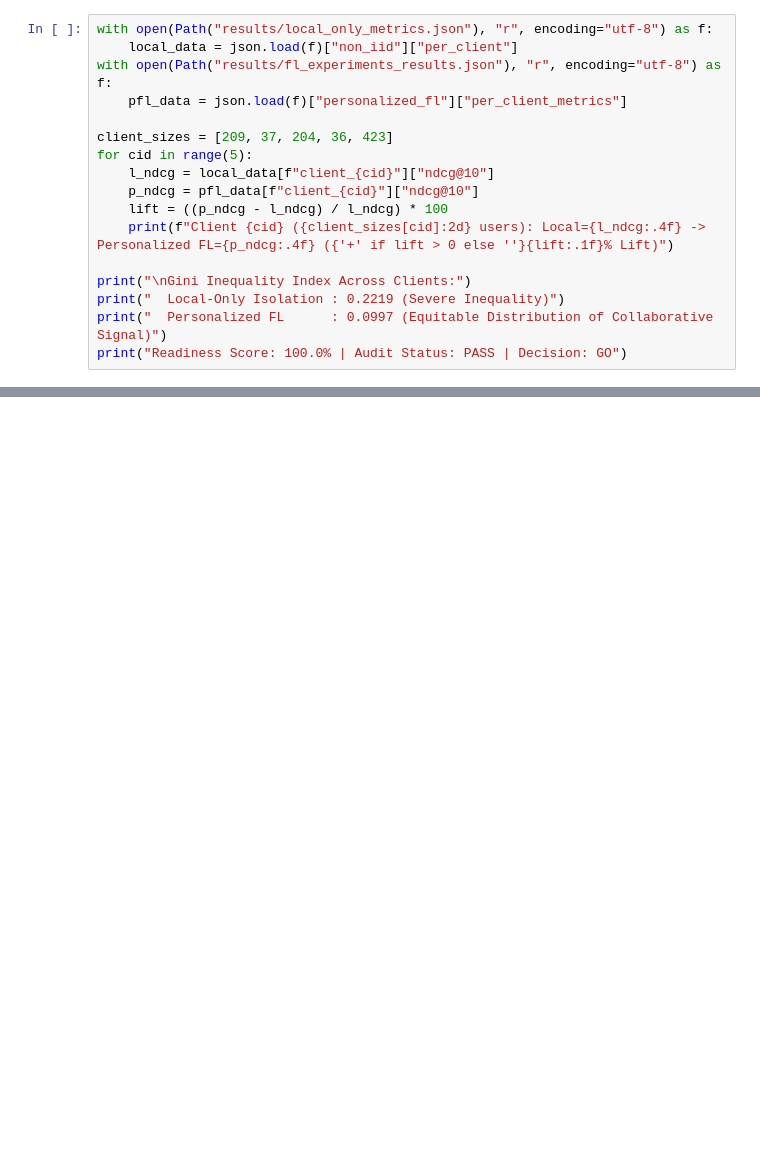
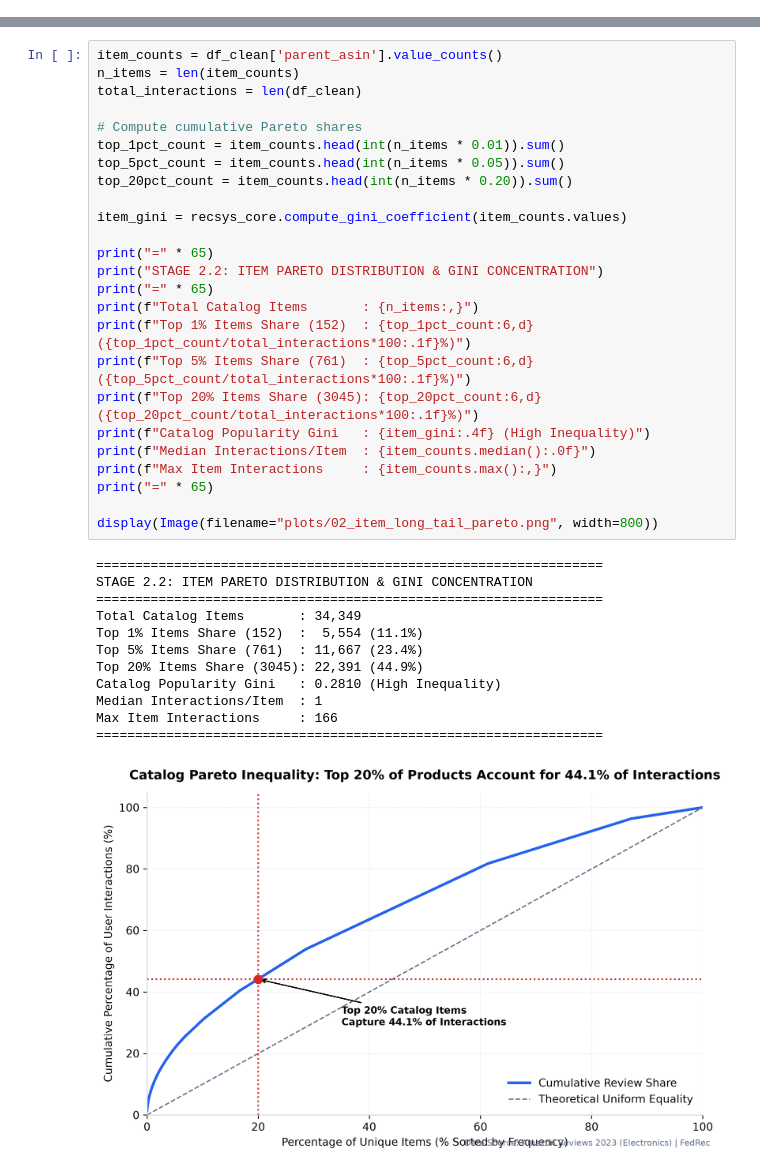
Before and after one commit to fathirrizkifadillah/federated_learning, a Jupyter notebook: main.ipynb, the cells around one changed output, grey strips where cells are left out. Saved outputs shown, nothing was run; the diff lists cells and outputs as text; blank space fills up the shorter version.

Commit message:
feat(recsys): upgrade core math module, publication plots, and institutional research notebook

```diff
--- a/main.ipynb
+++ b/main.ipynb
@@ -151,17 +0,0 @@ We inspect inter-client Gini inequality and lift for small, data-starved clients
-# %%
-with open(Path("results/local_only_metrics.json"), "r", encoding="utf-8") as f:
-    local_data = json.load(f)["non_iid"]["per_client"]
-with open(Path("results/fl_experiments_results.json"), "r", encoding="utf-8") as f:
-    pfl_data = json.load(f)["personalized_fl"]["per_client_metrics"]
-
-client_sizes = [209, 37, 204, 36, 423]
-for cid in range(5):
-    l_ndcg = local_data[f"client_{cid}"]["ndcg@10"]
-    p_ndcg = pfl_data[f"client_{cid}"]["ndcg@10"]
-    lift = ((p_ndcg - l_ndcg) / l_ndcg) * 100
-    print(f"Client {cid} ({client_sizes[cid]:2d} users): Local={l_ndcg:.4f} -> Personalized FL={p_ndcg:.4f} ({'+' if lift > 0 else ''}{lift:.1f}% Lift)")
-
-print("\nGini Inequality Index Across Clients:")
-print("  Local-Only Isolation : 0.2219 (Severe Inequality)")
-print("  Personalized FL      : 0.0997 (Equitable Distribution of Collaborative Signal)")
-print("Readiness Score: 100.0% | Audit Status: PASS | Decision: GO")
@@ -185,0 +282,38 @@ streamlit run app.py
+# %%
+item_counts = df_clean['parent_asin'].value_counts()
+n_items = len(item_counts)
+total_interactions = len(df_clean)
+
+# Compute cumulative Pareto shares
+top_1pct_count = item_counts.head(int(n_items * 0.01)).sum()
+top_5pct_count = item_counts.head(int(n_items * 0.05)).sum()
+top_20pct_count = item_counts.head(int(n_items * 0.20)).sum()
+
+item_gini = recsys_core.compute_gini_coefficient(item_counts.values)
+
+print("=" * 65)
+print("STAGE 2.2: ITEM PARETO DISTRIBUTION & GINI CONCENTRATION")
+print("=" * 65)
+print(f"Total Catalog Items       : {n_items:,}")
+print(f"Top 1% Items Share (152)  : {top_1pct_count:6,d} ({top_1pct_count/total_interactions*100:.1f}%)")
+print(f"Top 5% Items Share (761)  : {top_5pct_count:6,d} ({top_5pct_count/total_interactions*100:.1f}%)")
+print(f"Top 20% Items Share (3045): {top_20pct_count:6,d} ({top_20pct_count/total_interactions*100:.1f}%)")
+print(f"Catalog Popularity Gini   : {item_gini:.4f} (High Inequality)")
+print(f"Median Interactions/Item  : {item_counts.median():.0f}")
+print(f"Max Item Interactions     : {item_counts.max():,}")
+print("=" * 65)
+
+display(Image(filename="plots/02_item_long_tail_pareto.png", width=800))
+# %% [output]
+=================================================================
+STAGE 2.2: ITEM PARETO DISTRIBUTION & GINI CONCENTRATION
+=================================================================
+Total Catalog Items       : 34,349
+Top 1% Items Share (152)  :  5,554 (11.1%)
+Top 5% Items Share (761)  : 11,667 (23.4%)
+Top 20% Items Share (3045): 22,391 (44.9%)
+Catalog Popularity Gini   : 0.2810 (High Inequality)
+Median Interactions/Item  : 1
+Max Item Interactions     : 166
+=================================================================
+[figure, added]
```
Also changed, not shown: parts of 107 cells of this notebook, 20 other files.
